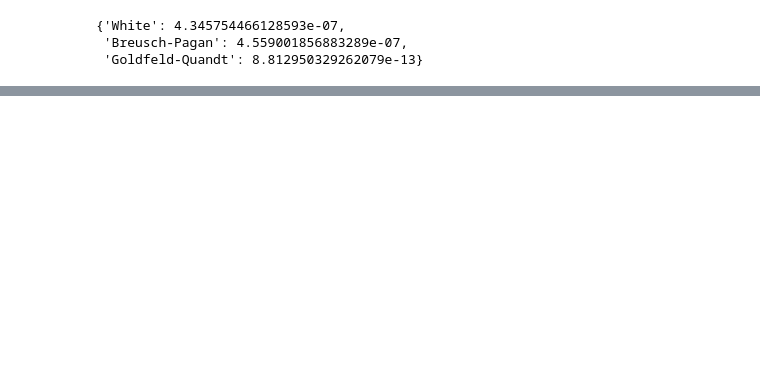
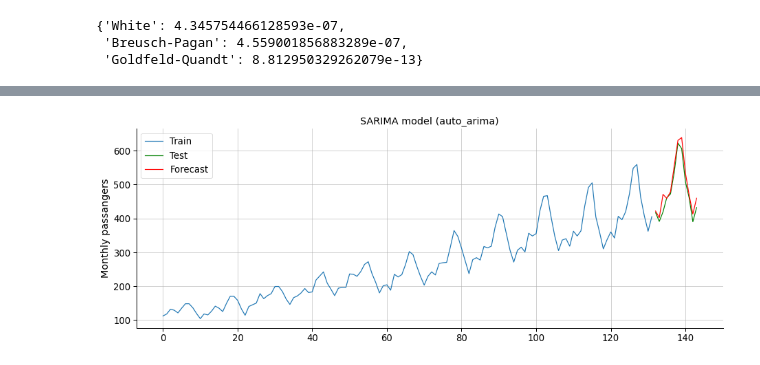
Before and after one commit to razielar/coursera_time_series_forecasting, a Jupyter notebook: appendix/test_heteroskedasticity/heteroskedasticity.ipynb, the cells around one changed output, grey strips where cells are left out. Saved outputs shown, nothing was run; the diff lists cells and outputs as text; code cells hidden in the pictures; blank space fills up the shorter version.

```diff
--- a/appendix/test_heteroskedasticity/heteroskedasticity.ipynb
+++ b/appendix/test_heteroskedasticity/heteroskedasticity.ipynb
@@ -71,0 +99,28 @@ test_results
+# %%
+series = load_airpassengers(True)
+
+# leaving the last 12 points for testing
+train, test = train_test_split(series, test_size=12, shuffle=False)
+
+# stabilizing the variance in the train
+log_train = np.log(train)
+
+# building an arima model, m is the seasonal period (monthly)
+mod = auto_arima(log_train, seasonal=True, m=12)
+# %%
+# getting the log forecasts
+log_forecasts = mod.predict(12)
+
+# reverting the forecasts
+forecasts = np.exp(log_forecasts)
+# %%
+train.plot(label= "Train")
+test.plot(color= "green", label= "Test")
+forecasts.plot(color= "red", label= "Forecast")
+plt.grid(alpha= 0.7)
+plt.legend(loc='best')
+plt.title("SARIMA model (auto_arima)")
+plt.ylabel("Monthly passangers")
+plt.tight_layout()
+# %% [output]
+[figure, added]
```
Also changed, not shown: parts of 6 cells of this notebook.
